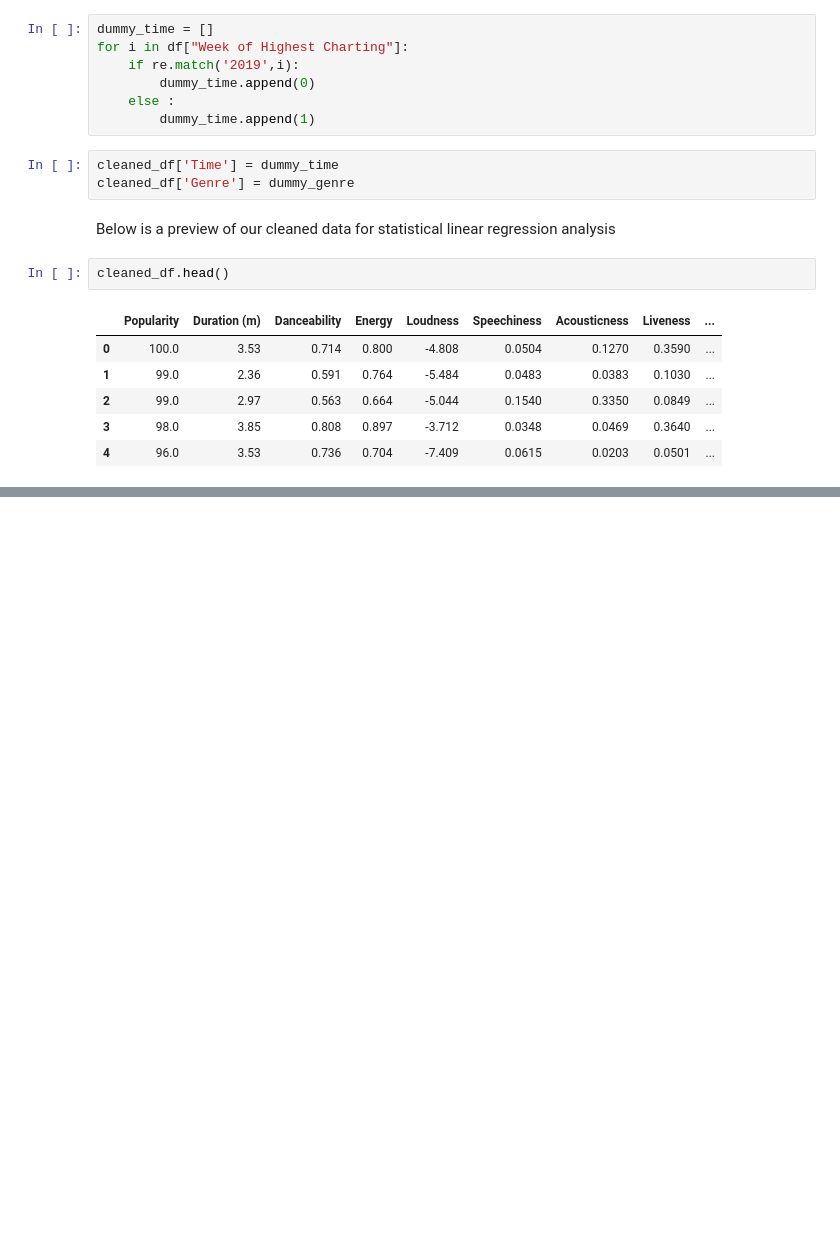
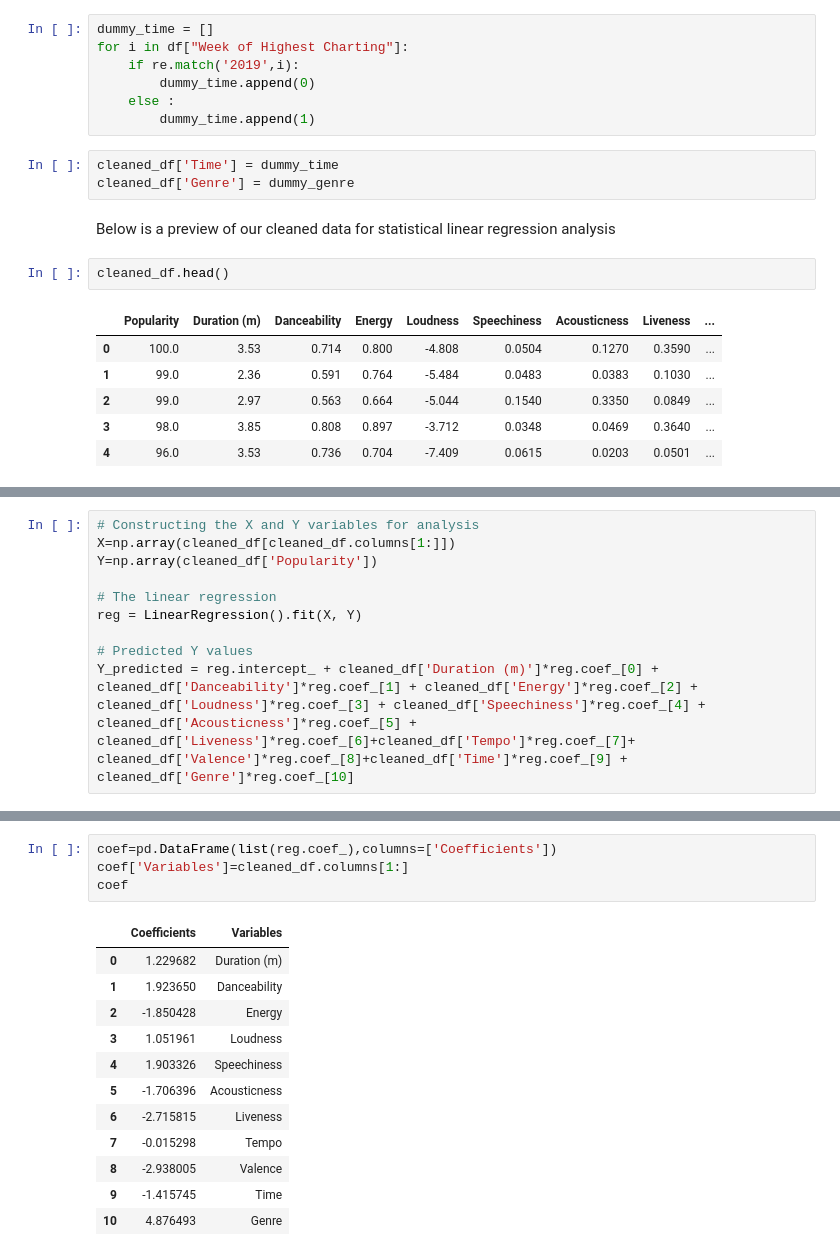
Before and after one commit to Opheliadh/DH140-Final-Music-Trends, a Jupyter notebook: Spotify_songs_popularity.ipynb, the cells around one changed output, grey strips where cells are left out. Drawn from its saved outputs; the diff is of its cells as text; blank space fills up the shorter version.

```diff
--- a/Spotify_songs_popularity.ipynb
+++ b/Spotify_songs_popularity.ipynb
@@ -428,0 +396,10 @@ py.show()
+# %%
+# Constructing the X and Y variables for analysis
+X=np.array(cleaned_df[cleaned_df.columns[1:]])
+Y=np.array(cleaned_df['Popularity'])
+
+# The linear regression
+reg = LinearRegression().fit(X, Y)
+
+# Predicted Y values
+Y_predicted = reg.intercept_ + cleaned_df['Duration (m)']*reg.coef_[0] + cleaned_df['Danceability']*reg.coef_[1] + cleaned_df['Energy']*reg.coef_[2] + cleaned_df['Loudness']*reg.coef_[3] + cleaned_df['Speechiness']*reg.coef_[4] + cleaned_df['Acousticness']*reg.coef_[5] + cleaned_df['Liveness']*reg.coef_[6]+cleaned_df['Tempo']*reg.coef_[7]+ cleaned_df['Valence']*reg.coef_[8]+cleaned_df['Time']*reg.coef_[9] + cleaned_df['Genre']*reg.coef_[10]
@@ -428,0 +412,17 @@ py.show()
+# %%
+coef=pd.DataFrame(list(reg.coef_),columns=['Coefficients'])
+coef['Variables']=cleaned_df.columns[1:]
+coef
+# %% [output]
+|  | Coefficients | Variables |
+| 0 | 1.229682 | Duration (m) |
+| 1 | 1.923650 | Danceability |
+| 2 | -1.850428 | Energy |
+| 3 | 1.051961 | Loudness |
+| 4 | 1.903326 | Speechiness |
+| 5 | -1.706396 | Acousticness |
+| 6 | -2.715815 | Liveness |
+| 7 | -0.015298 | Tempo |
+| 8 | -2.938005 | Valence |
+| 9 | -1.415745 | Time |
+| 10 | 4.876493 | Genre |
```
Also changed, not shown: parts of 32 cells of this notebook.
